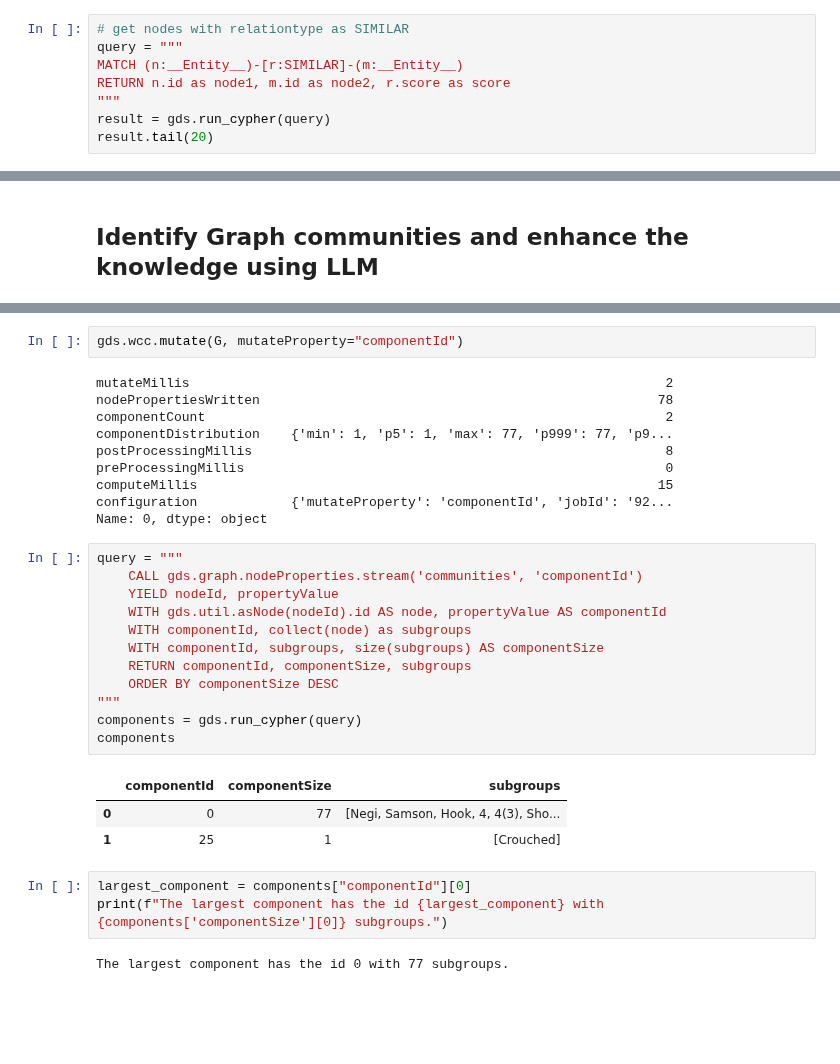
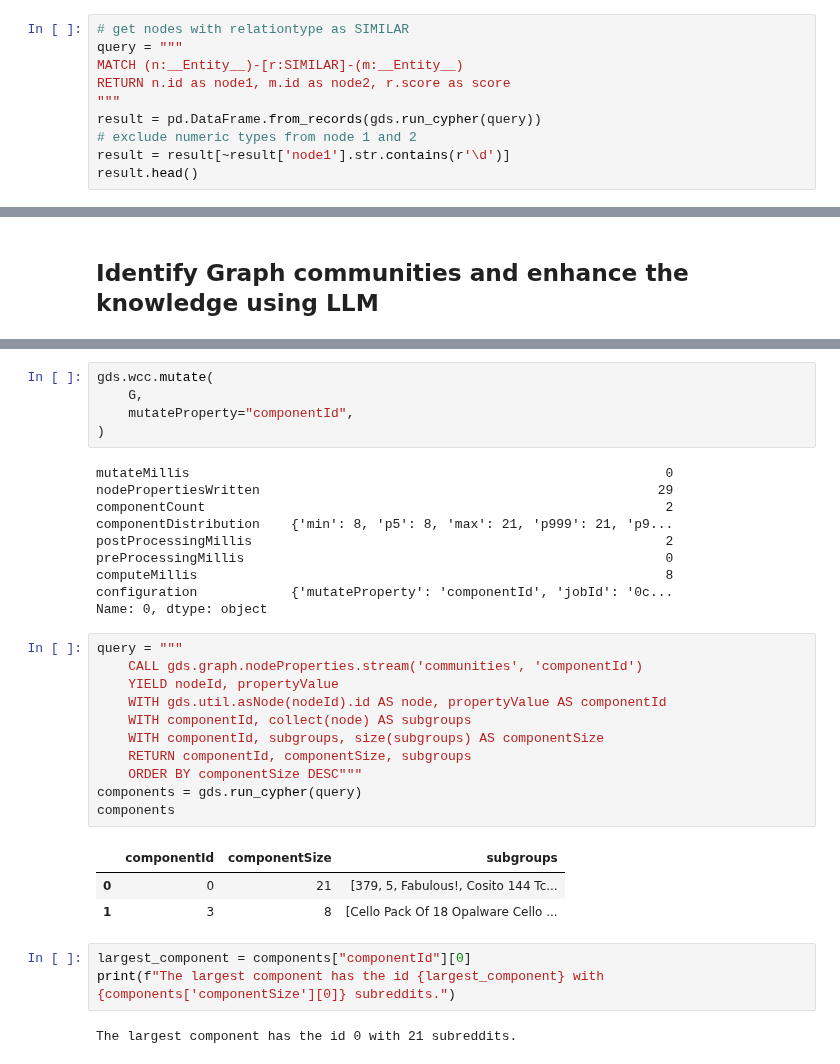
Before and after one commit to sriksmachi/sriksml, a Jupyter notebook: language-models/graphrag_ds.ipynb, the cells around one changed output, grey strips where cells are left out. Cells and saved outputs as stored; diff of their text form; blank space fills up the shorter version.

```diff
--- a/language-models/graphrag_ds.ipynb
+++ b/language-models/graphrag_ds.ipynb
@@ -220,7 +220,9 @@ query = """
 MATCH (n:__Entity__)-[r:SIMILAR]-(m:__Entity__)
 RETURN n.id as node1, m.id as node2, r.score as score
 """
-result = gds.run_cypher(query)
-result.tail(20)
+result = pd.DataFrame.from_records(gds.run_cypher(query))
+# exclude numeric types from node 1 and 2
+result = result[~result['node1'].str.contains(r'\d')]
+result.head()
 # %% [output]
 |  | node1 | node2 | score |
@@ -293,33 +317,35 @@ Received notification from DBMS server: {severity: WARNING} {code: Neo.ClientNot
 # %%
-gds.wcc.mutate(G, mutateProperty="componentId")
+gds.wcc.mutate(
+    G,
+    mutateProperty="componentId",
+)
 # %% [output]
-mutateMillis                                                             2
-nodePropertiesWritten                                                   78
+mutateMillis                                                             0
+nodePropertiesWritten                                                   29
 componentCount                                                           2
-componentDistribution    {'min': 1, 'p5': 1, 'max': 77, 'p999': 77, 'p9...
-postProcessingMillis                                                     8
+componentDistribution    {'min': 8, 'p5': 8, 'max': 21, 'p999': 21, 'p9...
+postProcessingMillis                                                     2
 preProcessingMillis                                                      0
-computeMillis                                                           15
-configuration            {'mutateProperty': 'componentId', 'jobId': '92...
+computeMillis                                                            8
+configuration            {'mutateProperty': 'componentId', 'jobId': '0c...
 Name: 0, dtype: object
 # %%
 query = """
     CALL gds.graph.nodeProperties.stream('communities', 'componentId')
     YIELD nodeId, propertyValue
     WITH gds.util.asNode(nodeId).id AS node, propertyValue AS componentId
-    WITH componentId, collect(node) as subgroups
+    WITH componentId, collect(node) AS subgroups
     WITH componentId, subgroups, size(subgroups) AS componentSize
     RETURN componentId, componentSize, subgroups
-    ORDER BY componentSize DESC
-"""
+    ORDER BY componentSize DESC"""
 components = gds.run_cypher(query)
 components
 # %% [output]
 |  | componentId | componentSize | subgroups |
-| 0 | 0 | 77 | [Negi, Samson, Hook, 4, 4(3), Sho... |
-| 1 | 25 | 1 | [Crouched] |
+| 0 | 0 | 21 | [379, 5, Fabulous!, Cosito 144 Tc... |
+| 1 | 3 | 8 | [Cello Pack Of 18 Opalware Cello ... |
 # %%
 largest_component = components["componentId"][0]
-print(f"The largest component has the id {largest_component} with {components['componentSize'][0]} subgroups.")
+print(f"The largest component has the id {largest_component} with {components['componentSize'][0]} subreddits.")
 # %% [output]
-The largest component has the id 0 with 77 subgroups.
+The largest component has the id 0 with 21 subreddits.
```
Also changed, not shown: parts of 26 cells of this notebook.
